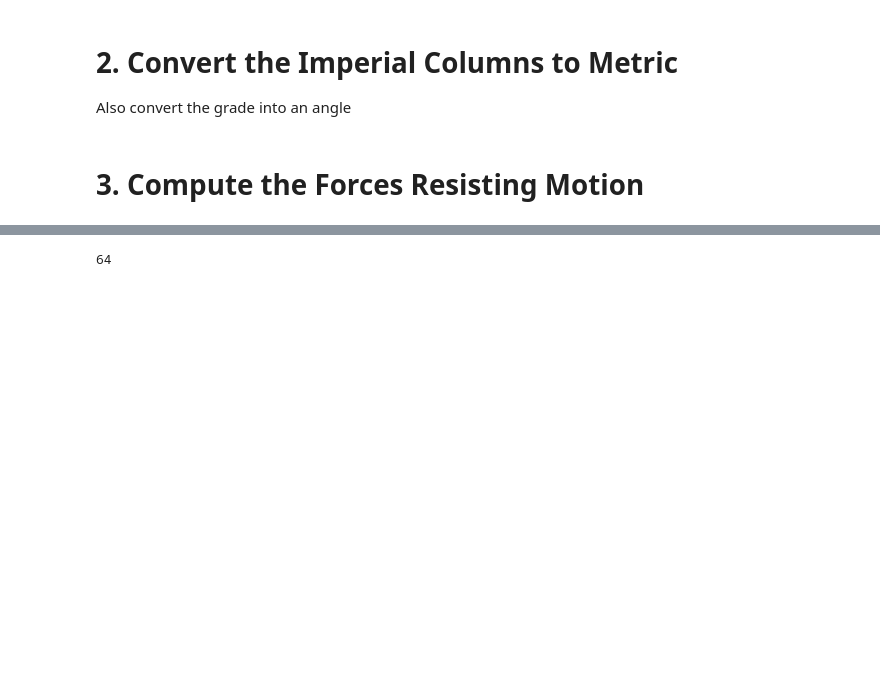
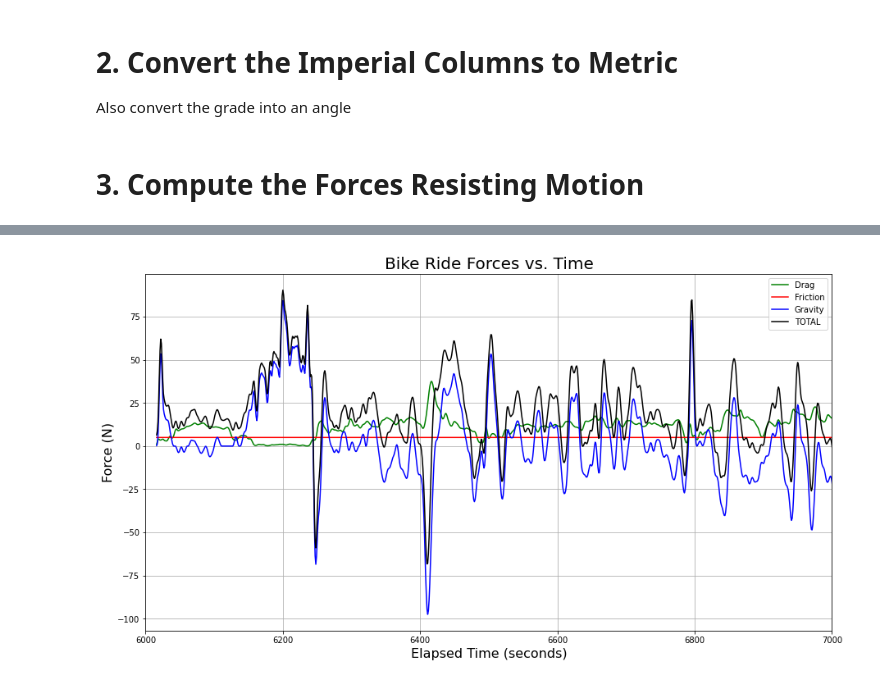
Before and after one commit to ericbauer55/strava-fitness, a Jupyter notebook: src/notebooks/5. Instantaneous Power Estimation.ipynb, the cells around one changed output, grey strips where cells are left out. Cells and saved outputs as stored; diff of their text form; code cells hidden in the pictures; blank space fills up the shorter version.

Commit message:
visualized and corrected the bike forces

```diff
--- a/src/notebooks/5. Instantaneous Power Estimation.ipynb
+++ b/src/notebooks/5. Instantaneous Power Estimation.ipynb
@@ -57,7 +57,7 @@ params = {'total_mass': bike_weight + 86.1826, # kg
 # 2. Convert the Imperial Columns to Metric
 Also convert the grade into an angle
 # %%
-df22['filt_grade_radians'] = np.arctan(df22['filt_grade'])
+df22['filt_grade_radians'] = np.arctan(df22['filt_grade']/100)
 # %%
 mph2MpS = 0.44704 # 1 MPH = 0.44704 m/s
 df22['filt_speed_MpS'] = mph2MpS * df22['filt_speed']
@@ -78,6 +82,22 @@ def get_wind_velocity_component(df, df_log):
 df22 = get_wind_velocity_component(df22, df_log)
 # %%
 full_coefficient = 0.5 * params['rho_air'] * params['area'] * params['c_drag']
-df22['F_drag'] = (full_coefficient) * np.power(df22['filt_speed']+df22['wind_velocity_component'] ,2)
+df22['F_drag'] = (full_coefficient) * np.power(df22['filt_speed_MpS']+df22['wind_velocity_component'], 2) # k*(v+wind)^2
-# %% [output]
-64
+# %%
+df22['F_sum'] = df22['F_drag'] + df22['F_grav'] + df22['F_fric']
+# %%
+# visualize the jumps of cumulative time
+fig = plt.figure(figsize=(15,8))
+
+_ = sns.lineplot(x='elapsed_time', y='F_drag', data=df22, color='g', label='Drag')
+_ = sns.lineplot(x='elapsed_time', y='F_fric', data=df22, color='r', label='Friction')
+_ = sns.lineplot(x='elapsed_time', y='F_grav', data=df22, color='b', label='Gravity')
+_ = sns.lineplot(x='elapsed_time', y='F_sum', data=df22, color='k', label='TOTAL')
+
+_ = plt.xlabel('Elapsed Time (seconds)', fontsize=16)
+_ = plt.ylabel('Force (N)', fontsize=16)
+_ = plt.title('Bike Ride Forces vs. Time', fontsize=20)
+_ = plt.grid()
+_ = plt.xlim([6000, 7000])
+# %% [output]
+[figure, added]
```
Also changed, not shown: parts of 3 cells of this notebook.
